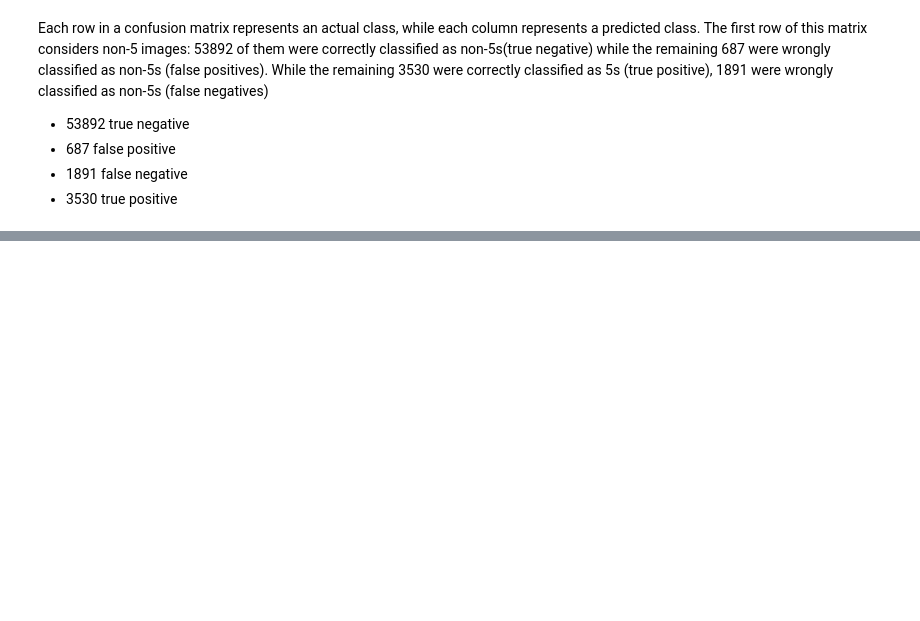
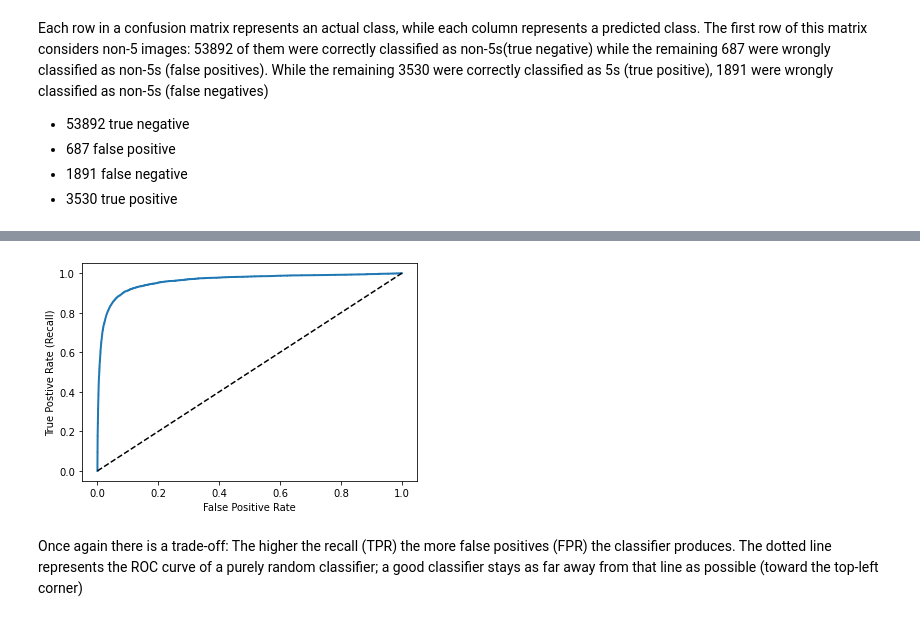
Before and after one commit to Hsgngr/MachineLearning, a Jupyter notebook: Handson_ML/Chapter III (Classification)/Classification.ipynb, the cells around one changed output, grey strips where cells are left out. Cells and saved outputs as stored; diff of their text form; code cells hidden in the pictures; blank space fills up the shorter version.

```diff
--- a/Handson_ML/Chapter III (Classification)/Classification.ipynb
+++ b/Handson_ML/Chapter III (Classification)/Classification.ipynb
@@ -124,0 +188,17 @@ Each row in a confusion matrix represents an actual class, while each column rep
+# %%
+from sklearn.metrics import roc_curve
+
+fpr, tpr, thresholds = roc_curve(y_train_5,y_scores)
+
+def plot_roc_curve(fpr,tpr, label = None):
+    plt.plot(fpr,tpr, linewidth=2, label = label)
+    plt.plot([0,1],[0,1],'k--')
+    plt.xlabel('False Positive Rate')
+    plt.ylabel('True Postive Rate (Recall)')
+
+plot_roc_curve(fpr,tpr)
+plt.show()
+# %% [output]
+[figure, added]
+# %% [markdown]
+Once again there is a trade-off: The higher the recall (TPR) the more false positives (FPR) the classifier produces. The dotted line represents the ROC curve of a purely random classifier; a good classifier stays as far away from that line as possible (toward the top-left corner)
```
Also changed, not shown: parts of 10 cells of this notebook, 1 other file.
